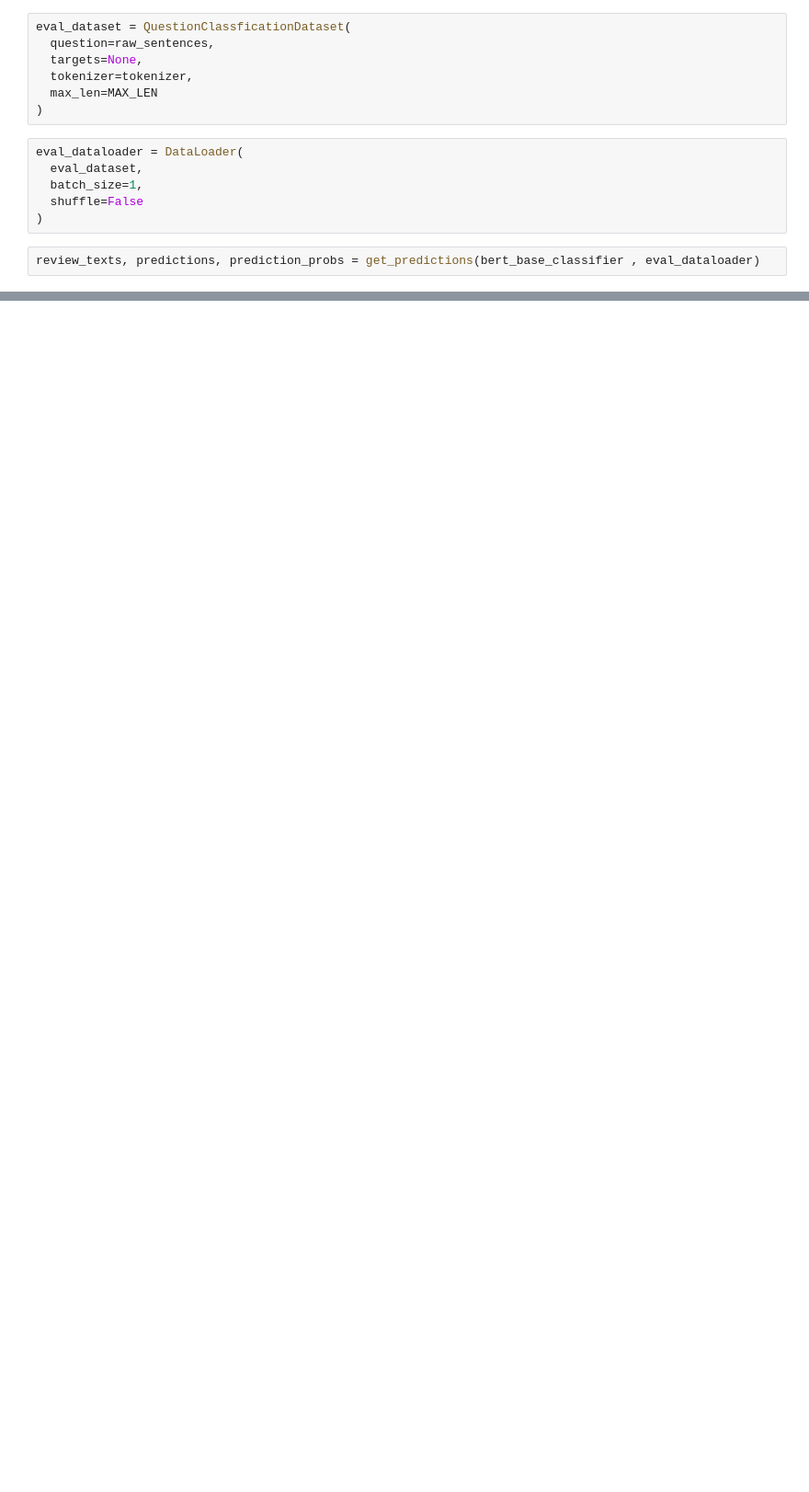
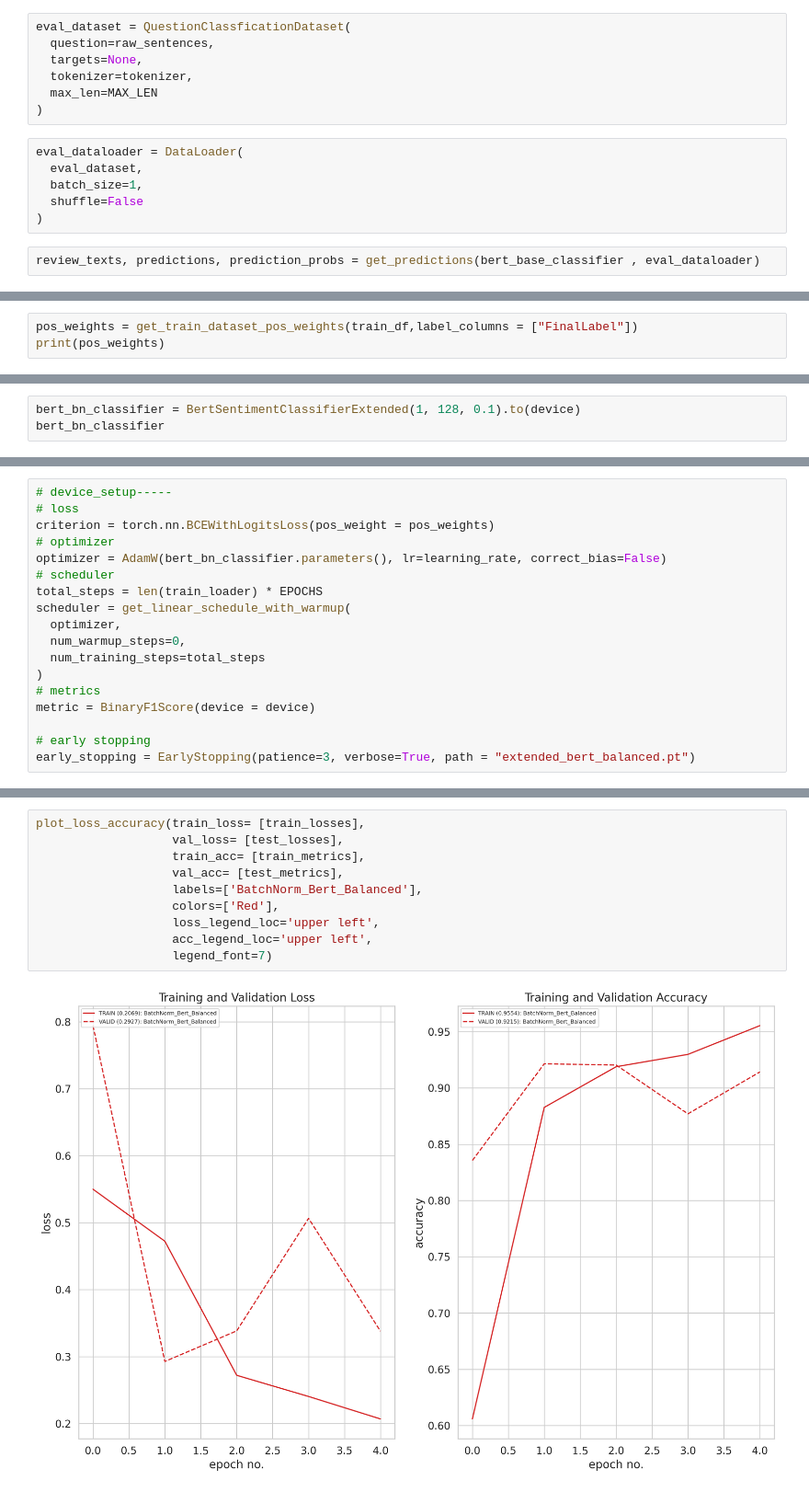
Before and after one commit to soutrik71/MInMaxBERT, a Jupyter notebook: notebook/BertTextClassifier_part2.ipynb, the cells around one changed output, grey strips where cells are left out. Shown at 92% size. Drawn from its saved outputs; the diff is of its cells as text; blank space fills up the shorter version.

```diff
--- a/notebook/BertTextClassifier_part2.ipynb
+++ b/notebook/BertTextClassifier_part2.ipynb
@@ -754,0 +1044,3 @@ class BertSentimentClassifierExtended(nn.Module):
+# %%
+pos_weights = get_train_dataset_pos_weights(train_df,label_columns = ["FinalLabel"])
+print(pos_weights)
@@ -754,0 +1049,3 @@ class BertSentimentClassifierExtended(nn.Module):
+# %%
+bert_bn_classifier = BertSentimentClassifierExtended(1, 128, 0.1).to(device)
+bert_bn_classifier
@@ -754,0 +1070,18 @@ class BertSentimentClassifierExtended(nn.Module):
+# %%
+# device_setup-----
+# loss
+criterion = torch.nn.BCEWithLogitsLoss(pos_weight = pos_weights)
+# optimizer
+optimizer = AdamW(bert_bn_classifier.parameters(), lr=learning_rate, correct_bias=False)
+# scheduler
+total_steps = len(train_loader) * EPOCHS
+scheduler = get_linear_schedule_with_warmup(
+  optimizer,
+  num_warmup_steps=0,
+  num_training_steps=total_steps
+)
+# metrics
+metric = BinaryF1Score(device = device)
+
+# early stopping
+early_stopping = EarlyStopping(patience=3, verbose=True, path = "extended_bert_balanced.pt")
@@ -754,0 +1153,12 @@ class BertSentimentClassifierExtended(nn.Module):
+# %%
+plot_loss_accuracy(train_loss= [train_losses],
+                   val_loss= [test_losses],
+                   train_acc= [train_metrics],
+                   val_acc= [test_metrics],
+                   labels=['BatchNorm_Bert_Balanced'],
+                   colors=['Red'],
+                   loss_legend_loc='upper left',
+                   acc_legend_loc='upper left',
+                   legend_font=7)
+# %% [output]
+[figure, added]
```
Also changed, not shown: parts of 56 cells of this notebook.
